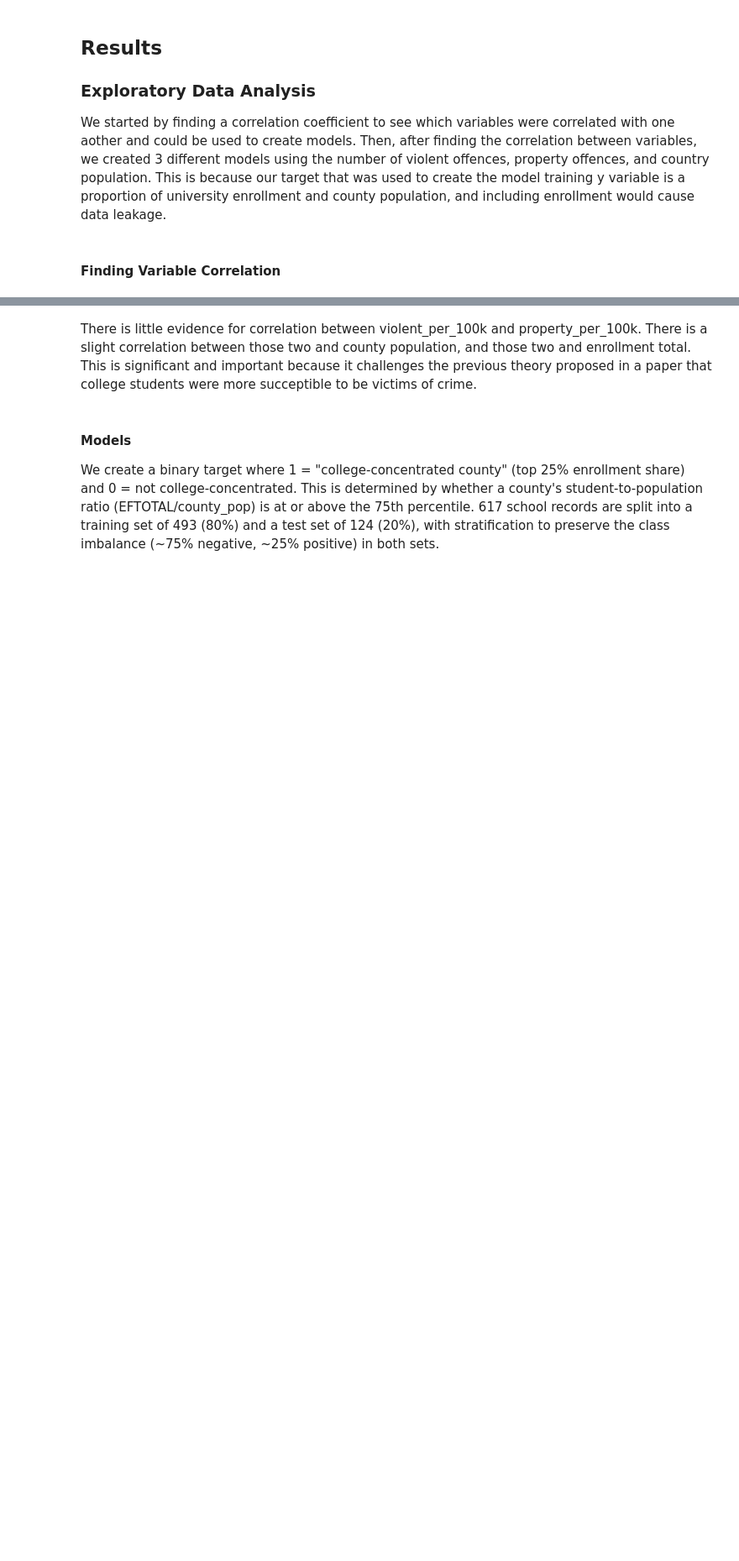
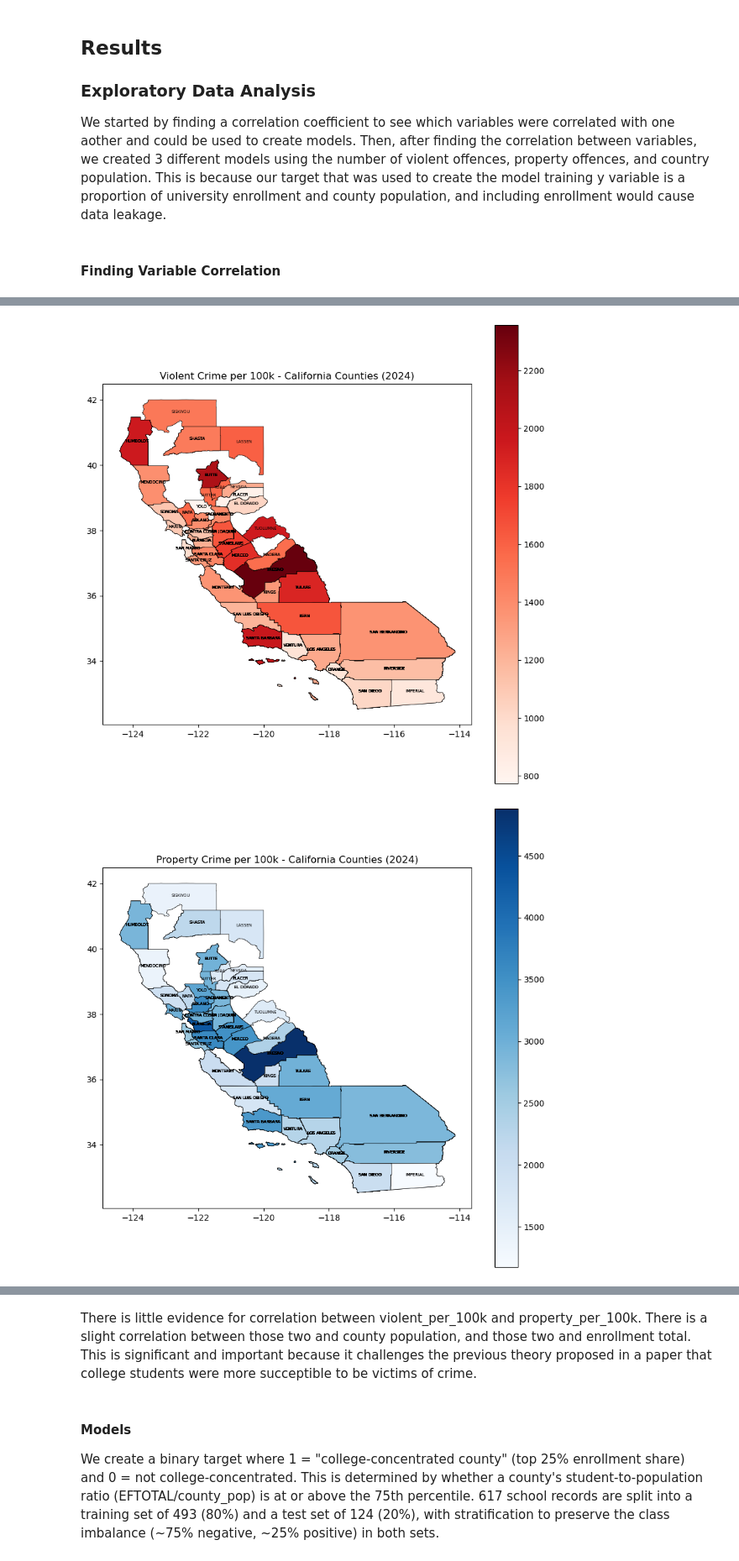
Before and after one commit to COGS108/Group045_WI26, a Jupyter notebook: 02-EDACheckpoint.ipynb, the cells around one changed output, grey strips where cells are left out. Shown at 84% size. Drawn from its saved outputs; the diff is of its cells as text; code cells hidden in the pictures; blank space fills up the shorter version.

```diff
--- a/02-EDACheckpoint.ipynb
+++ b/02-EDACheckpoint.ipynb
@@ -471,0 +627,59 @@ big_school_df
+# %%
+import geopandas as gpd
+import matplotlib.pyplot as plt
+
+# Load and filter to California
+url = "https://www2.census.gov/geo/tiger/GENZ2021/shp/cb_2021_us_county_5m.zip"
+counties = gpd.read_file(url)
+ca = counties[counties["STATEFP"] == "06"].copy()
+
+# Merge with your data
+geo_map_df = big_school_df.merge(counties_pop_dropped[counties_pop_dropped['SUMLEV'] == 50][["NAME", "COUNTY"]].assign(NAME=lambda x: x["NAME"].str.replace(" County", "").str.upper()),
+                    how="left",
+                    left_on="COUNTYNM",
+                    right_on="NAME")
+ca["NAME"] = ca["NAME"].str.upper()
+ca = ca.merge(geo_map_df, left_on="NAME", right_on="COUNTYNM")
+
+#Violent Crime Map
+fig, ax = plt.subplots(figsize=(10, 10))
+ca.plot(column="violent_per_100k", cmap="Reds", legend=True, ax=ax, aspect="equal",
+        edgecolor="black", linewidth=0.5)
+for idx, row in ca.iterrows():
+    ax.annotate(row["COUNTYNM"], xy=(row.geometry.centroid.x, row.geometry.centroid.y),
+                ha="center", fontsize=5, color="black")
+plt.title("Violent Crime per 100k - California Counties (2024)")
+plt.show()
+
+#Property Crime Map
+fig, ax = plt.subplots(figsize=(10, 10))
+ca.plot(column="property_per_100k", cmap="Blues", legend=True, ax=ax, aspect="equal",
+        edgecolor="black", linewidth=0.5)
+for idx, row in ca.iterrows():
+    ax.annotate(row["COUNTYNM"], xy=(row.geometry.centroid.x, row.geometry.centroid.y),
+                ha="center", fontsize=5, color="black")
+plt.title("Property Crime per 100k - California Counties (2024)")
+plt.show()
+
+#County Population Map
+fig, ax = plt.subplots(figsize=(10, 10))
+ca.plot(column="county_pop", cmap="Greens", legend=True, ax=ax, aspect="equal",
+        edgecolor="black", linewidth=0.5)
+for idx, row in ca.iterrows():
+    ax.annotate(row["COUNTYNM"], xy=(row.geometry.centroid.x, row.geometry.centroid.y),
+                ha="center", fontsize=5, color="black")
+plt.title("County Population - California Counties (2024)")
+plt.show()
+
+#Total Enrollment Map
+fig, ax = plt.subplots(figsize=(10, 10))
+ca.plot(column="EFTOTAL", cmap="Oranges", legend=True, ax=ax, aspect="equal",
+        edgecolor="black", linewidth=0.5)
+for idx, row in ca.iterrows():
+    ax.annotate(row["COUNTYNM"], xy=(row.geometry.centroid.x, row.geometry.centroid.y),
+                ha="center", fontsize=5, color="black")
+plt.title("Total College Enrollment - California Counties (2024)")
+plt.show()
+# %% [output]
+[figure, added]
+[figure, added]
```
Also changed, not shown: parts of 17 cells of this notebook.
